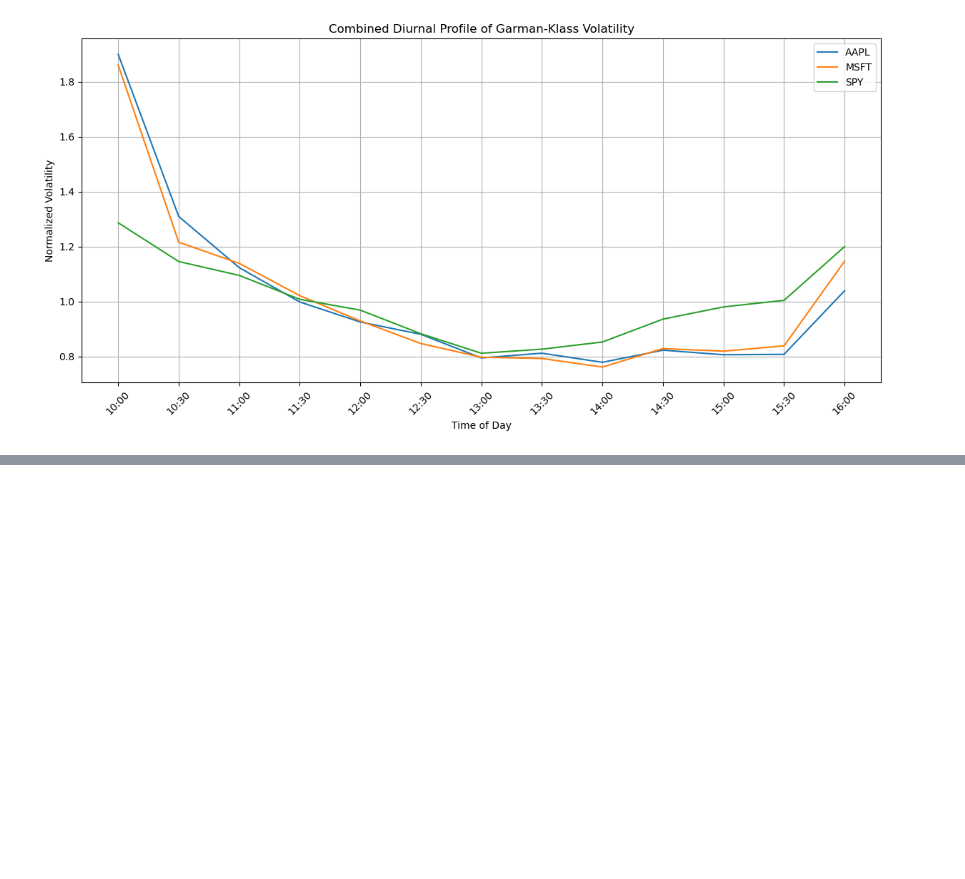
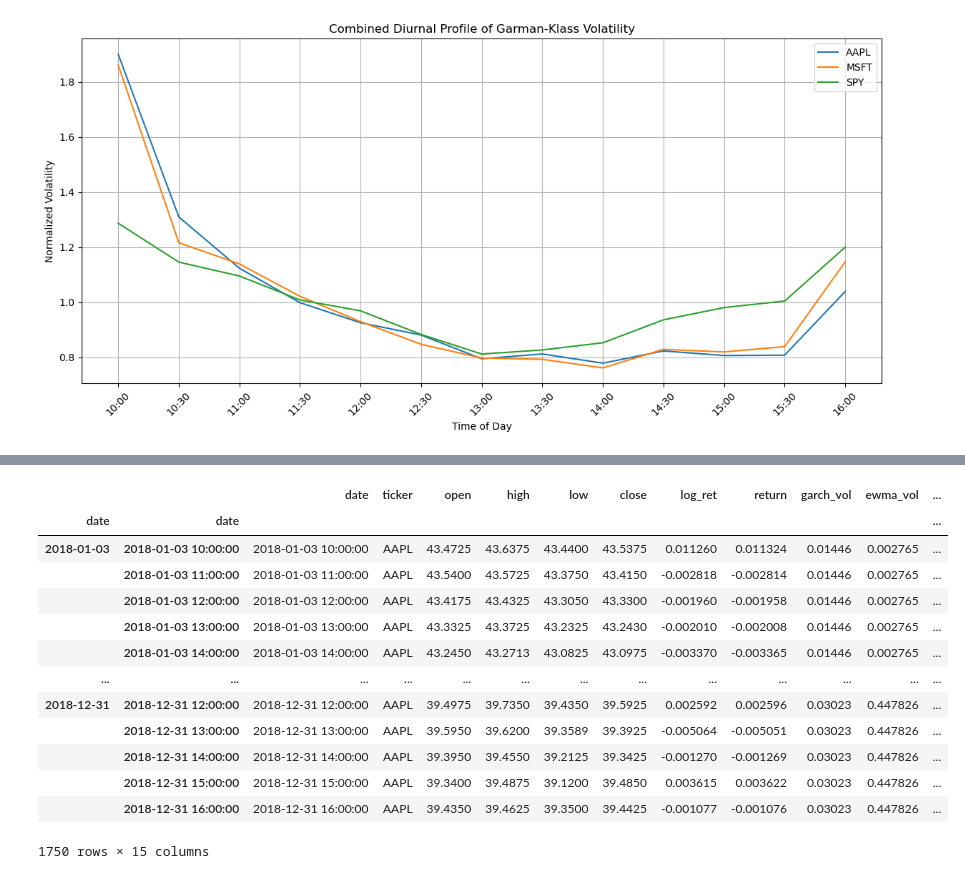
Before and after one commit to rravinet/vol-prediction, a Jupyter notebook: Intraday_Vol.ipynb, the cells around one changed output, grey strips where cells are left out. Saved outputs shown, nothing was run; the diff lists cells and outputs as text; code cells hidden in the pictures; blank space fills up the shorter version.

```diff
--- a/Intraday_Vol.ipynb
+++ b/Intraday_Vol.ipynb
@@ -262,3 +292,29 @@ plot_daily_vol(daily_data)
 plot_diurnal_profile(diurnal_results)
 # %% [output]
 [figure]
+# %%
+diurnal_c, q5, q25, q50, q75, q95 = diurnal_results['AAPL']
+# %%
+apple_hour = hourly_data['AAPL']
+apple_hour['garch_vol'] = np.nan
+apple_hour['ewma_vol'] = np.nan
+apple_hour['diurnal_component'] = np.nan
+apple_hour['gk_vol'] = np.sqrt(0.5*(np.log(apple_hour['high']) - np.log(apple_hour['low']))**2 - (2 * np.log(2) -1) * (np.log(apple_hour['close']) - np.log(apple_hour['open']))**2)
+
+# Iterate over the hourly data to fill these columns
+for i in range(len(apple_hour)):
+    # Get the current date and time
+    current_time = apple_hour.index[i].time()
+    current_date = apple_hour.index[i].date()  # Extract just the date portion
+
+    # Convert current_date to a Timestamp (for matching with daily_data index)
+    current_date_timestamp = pd.Timestamp(current_date)
+
+    # 2. Assign GARCH and EWMA for the current day (repeat for each hour)
+    if current_date_timestamp in daily_data['AAPL'].index:
+        apple_hour.loc[apple_hour.index[i], 'garch_vol'] = daily_data['AAPL'].loc[current_date_timestamp, 'garch_vol']
+        apple_hour.loc[apple_hour.index[i], 'ewma_vol'] = daily_data['AAPL'].loc[current_date_timestamp, 'ewma_vol']
+
+    # 3. Assign diurnal component for the current time interval
+    if current_time in diurnal_c.index:  # Assume diurnal_c is available
+        apple_hour.loc[apple_hour.index[i], 'diurnal_component'] = diurnal_c[current_time]
@@ -264,0 +368,17 @@ plot_diurnal_profile(diurnal_results)
+# %%
+apple_hour
+# %% [output]
+|  |  | date | ticker | open | high | low | close | log_ret | return | garch_vol | ewma_vol | ... |
+| date | date |  |  |  |  |  |  |  |  |  |  | ... |
+| 2018-01-03 | 2018-01-03 10:00:00 | 2018-01-03 10:00:00 | AAPL | 43.4725 | 43.6375 | 43.4400 | 43.5375 | 0.011260 | 0.011324 | 0.01446 | 0.002765 | ... |
+|  | 2018-01-03 11:00:00 | 2018-01-03 11:00:00 | AAPL | 43.5400 | 43.5725 | 43.3750 | 43.4150 | -0.002818 | -0.002814 | 0.01446 | 0.002765 | ... |
+|  | 2018-01-03 12:00:00 | 2018-01-03 12:00:00 | AAPL | 43.4175 | 43.4325 | 43.3050 | 43.3300 | -0.001960 | -0.001958 | 0.01446 | 0.002765 | ... |
+|  | 2018-01-03 13:00:00 | 2018-01-03 13:00:00 | AAPL | 43.3325 | 43.3725 | 43.2325 | 43.2430 | -0.002010 | -0.002008 | 0.01446 | 0.002765 | ... |
+|  | 2018-01-03 14:00:00 | 2018-01-03 14:00:00 | AAPL | 43.2450 | 43.2713 | 43.0825 | 43.0975 | -0.003370 | -0.003365 | 0.01446 | 0.002765 | ... |
+| ... | ... | ... | ... | ... | ... | ... | ... | ... | ... | ... | ... | ... |
+| 2018-12-31 | 2018-12-31 12:00:00 | 2018-12-31 12:00:00 | AAPL | 39.4975 | 39.7350 | 39.4350 | 39.5925 | 0.002592 | 0.002596 | 0.03023 | 0.447826 | ... |
+|  | 2018-12-31 13:00:00 | 2018-12-31 13:00:00 | AAPL | 39.5950 | 39.6200 | 39.3589 | 39.3925 | -0.005064 | -0.005051 | 0.03023 | 0.447826 | ... |
+|  | 2018-12-31 14:00:00 | 2018-12-31 14:00:00 | AAPL | 39.3950 | 39.4550 | 39.2125 | 39.3425 | -0.001270 | -0.001269 | 0.03023 | 0.447826 | ... |
+|  | 2018-12-31 15:00:00 | 2018-12-31 15:00:00 | AAPL | 39.3400 | 39.4875 | 39.1200 | 39.4850 | 0.003615 | 0.003622 | 0.03023 | 0.447826 | ... |
+|  | 2018-12-31 16:00:00 | 2018-12-31 16:00:00 | AAPL | 39.4350 | 39.4625 | 39.3500 | 39.4425 | -0.001077 | -0.001076 | 0.03023 | 0.447826 | ... |
+1750 rows × 15 columns
```
Also changed, not shown: parts of 16 cells of this notebook.
